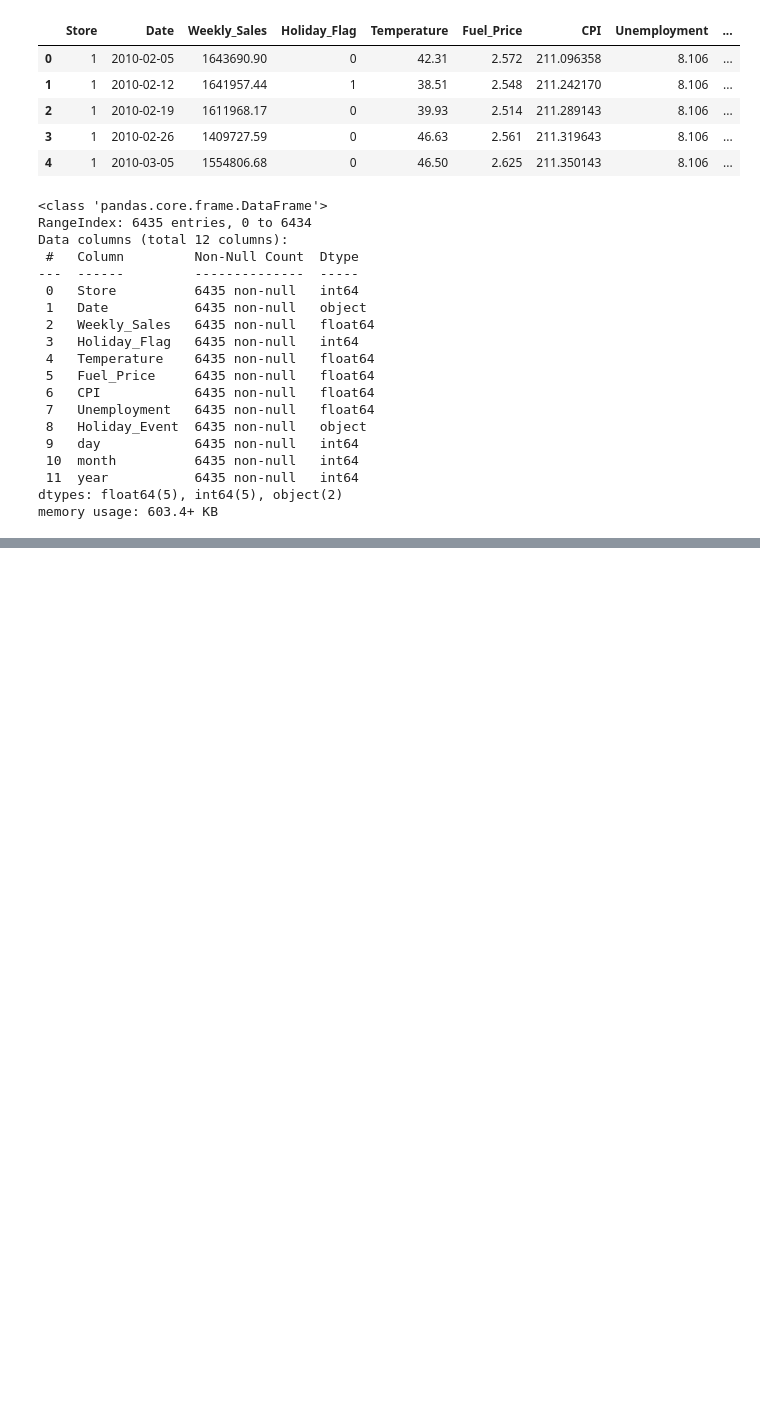
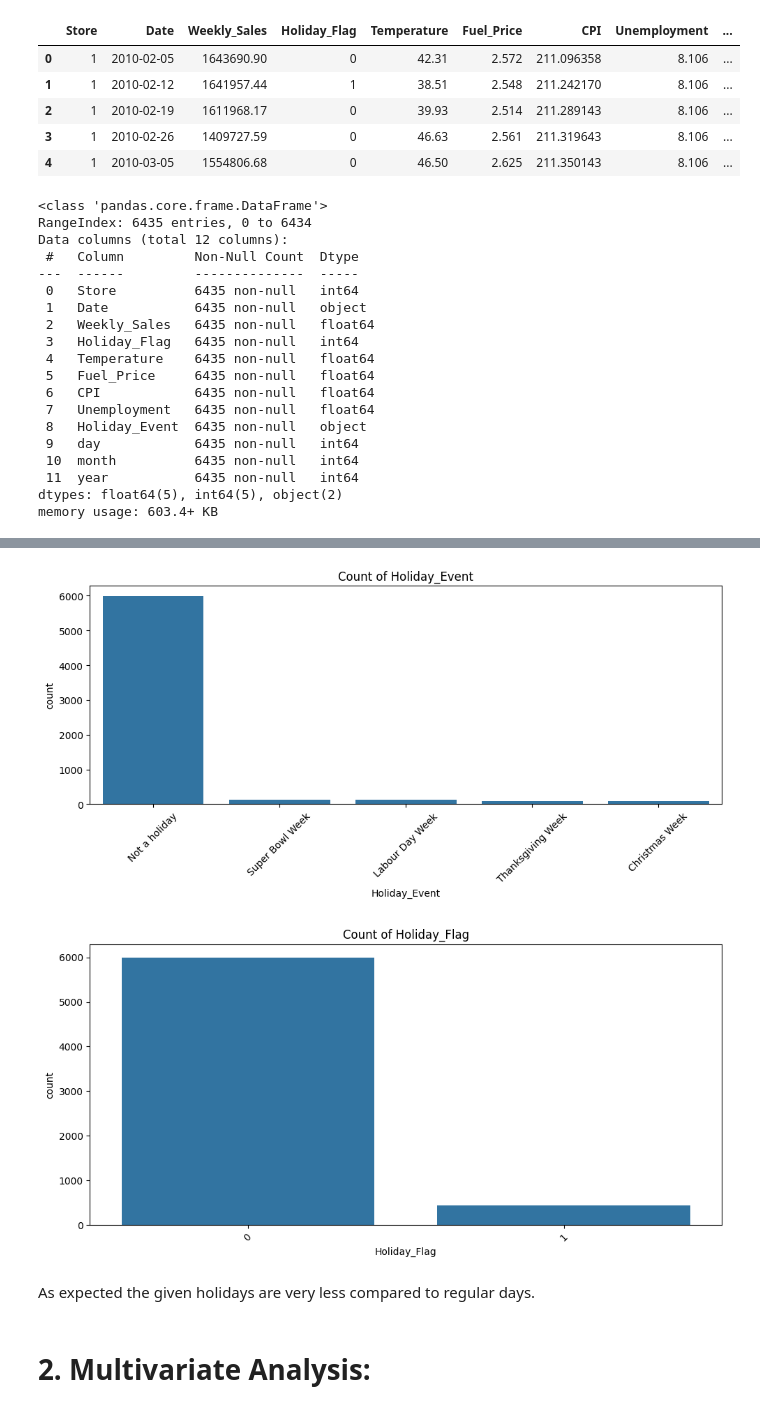
Before and after one commit to bdk-333/Walmart-Sales-Analysis, a Jupyter notebook: notebooks/02_exploratory_data_analysis.ipynb, the cells around one changed output, grey strips where cells are left out. Cells and saved outputs as stored; diff of their text form; code cells hidden in the pictures; blank space fills up the shorter version.

```diff
--- a/notebooks/02_exploratory_data_analysis.ipynb
+++ b/notebooks/02_exploratory_data_analysis.ipynb
@@ -37,0 +84,18 @@ memory usage: 603.4+ KB
+# %%
+def plot_cat(cols):
+    for col in cols:
+        plt.figure(figsize=(10, 5))
+        sns.countplot(data=df, x=col)
+        plt.title(f"Count of {col}")
+        plt.xticks(rotation=45)
+        plt.tight_layout()
+        plt.show()
+# %%
+plot_cat(cat_features)
+# %% [output]
+[figure, added]
+[figure, added]
+# %% [markdown]
+As expected the given holidays are very less compared to regular days.
+# %% [markdown]
+# 2. Multivariate Analysis:
```
Also changed, not shown: parts of 21 cells of this notebook.
